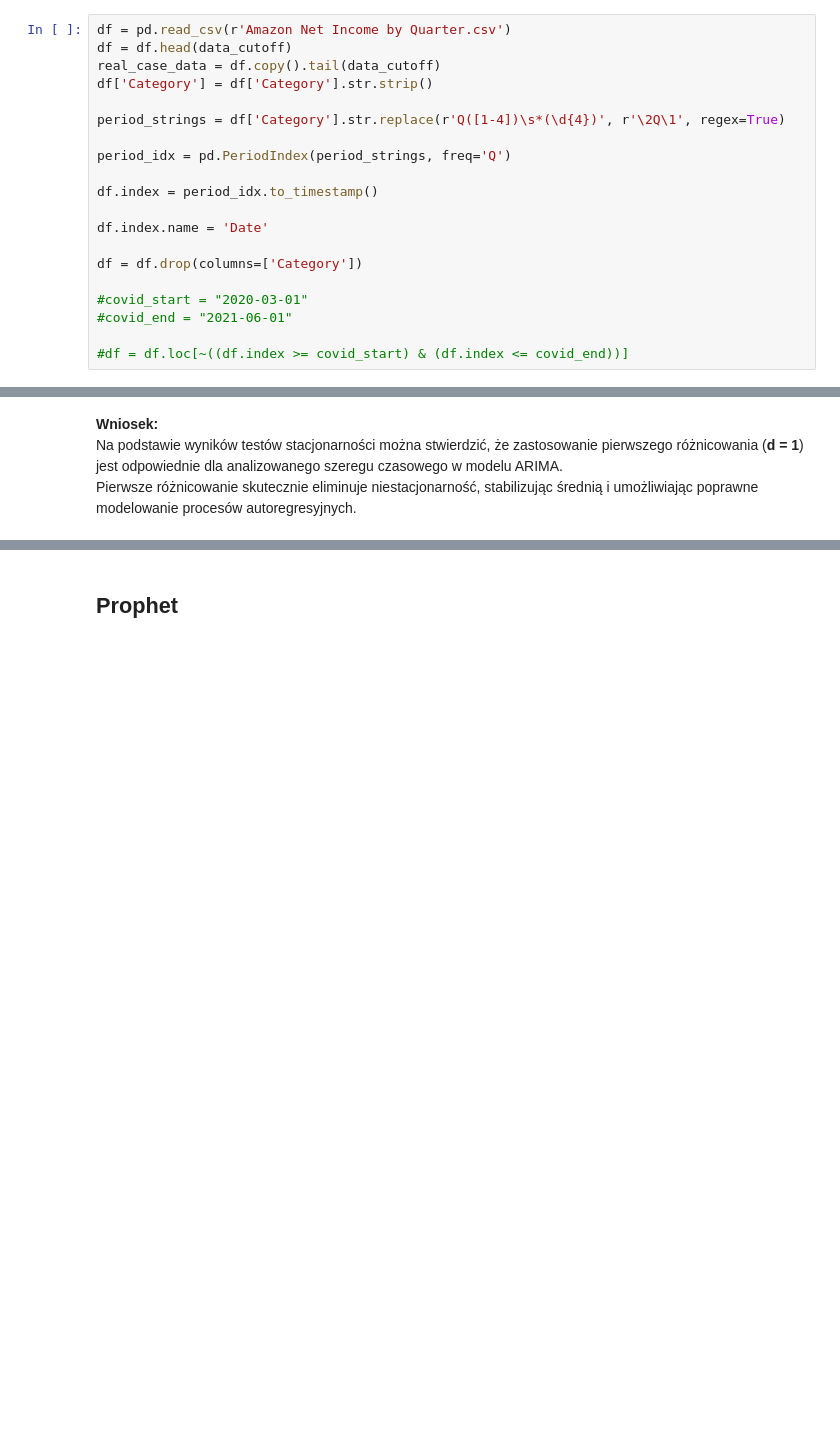
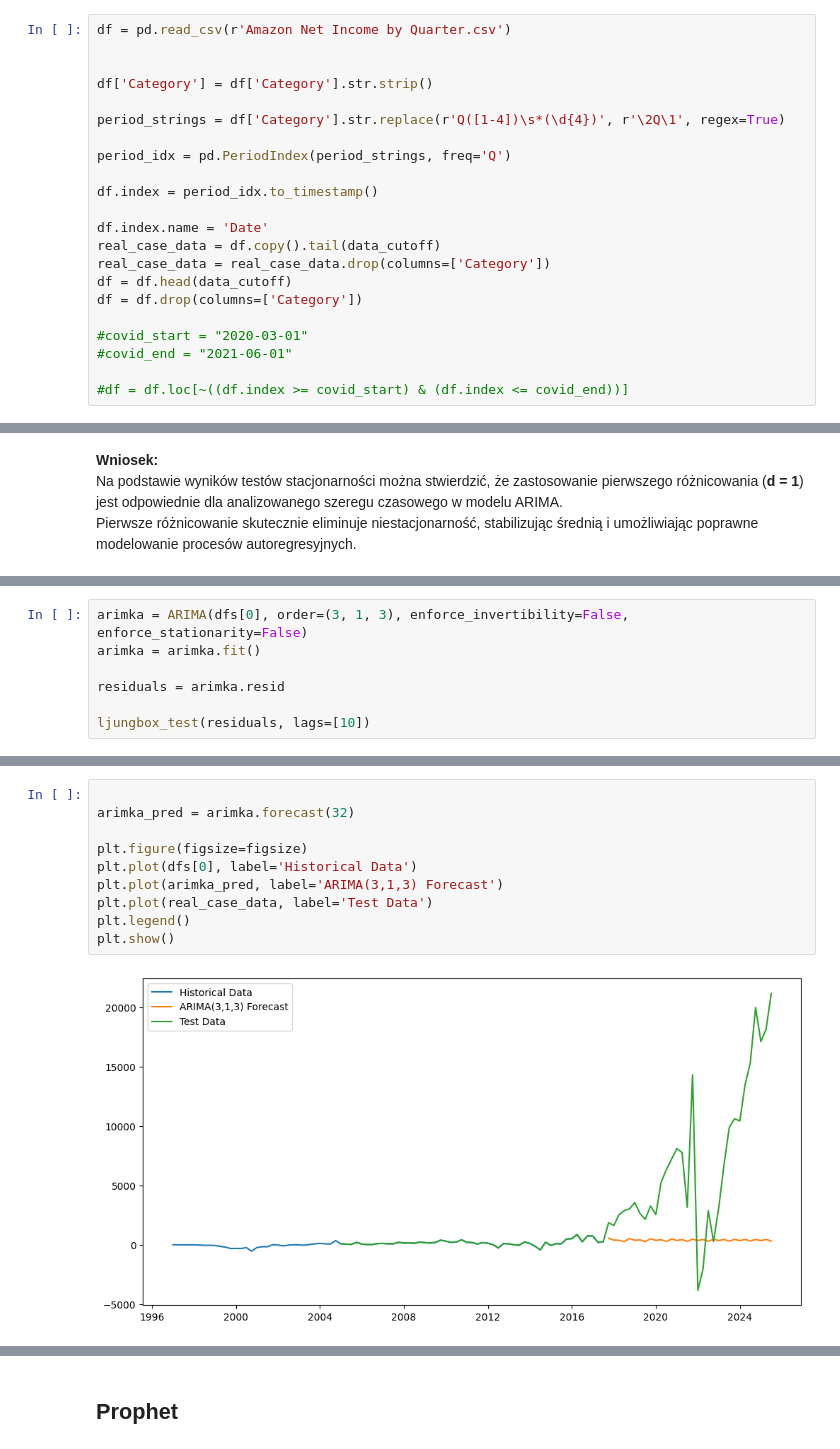
Before and after one commit to KawaMaciej/Stochastyczna, a Jupyter notebook: notebook.ipynb, the cells around one changed output, grey strips where cells are left out. Saved outputs shown, nothing was run; the diff lists cells and outputs as text; blank space fills up the shorter version.

```diff
--- a/notebook.ipynb
+++ b/notebook.ipynb
@@ -47,8 +41,8 @@ Dane mają postać **szeregu czasowego**, w którym wartości są ułożone chro
 ---
 # %%
 df = pd.read_csv(r'Amazon Net Income by Quarter.csv')
-df = df.head(data_cutoff)
-real_case_data = df.copy().tail(data_cutoff)
+
+
 df['Category'] = df['Category'].str.strip()
 
 period_strings = df['Category'].str.replace(r'Q([1-4])\s*(\d{4})', r'\2Q\1', regex=True)
@@ -58,7 +52,9 @@ period_idx = pd.PeriodIndex(period_strings, freq='Q')
 df.index = period_idx.to_timestamp()
 
 df.index.name = 'Date'
-
+real_case_data = df.copy().tail(data_cutoff)
+real_case_data = real_case_data.drop(columns=['Category'])
+df = df.head(data_cutoff)
 df = df.drop(columns=['Category'])
 
 #covid_start = "2020-03-01"
@@ -291,0 +370,7 @@ Order: (4, 1, 4)  AIC: 996.49  BIC: 1017.58
+# %%
+arimka = ARIMA(dfs[0], order=(3, 1, 3), enforce_invertibility=False, enforce_stationarity=False)
+arimka = arimka.fit()
+
+residuals = arimka.resid
+
+ljungbox_test(residuals, lags=[10])
@@ -292 +383,13 @@ Order: (4, 1, 4)  AIC: 996.49  BIC: 1017.58
+# %%
+
+arimka_pred = arimka.forecast(32)
+
+plt.figure(figsize=figsize)
+plt.plot(dfs[0], label='Historical Data')
+plt.plot(arimka_pred, label='ARIMA(3,1,3) Forecast')
+plt.plot(real_case_data, label='Test Data')
+plt.legend()
+plt.show()
+# %% [output]
+[figure, added]
 # %%
```
Also changed, not shown: parts of 17 cells of this notebook, 1 other file.
